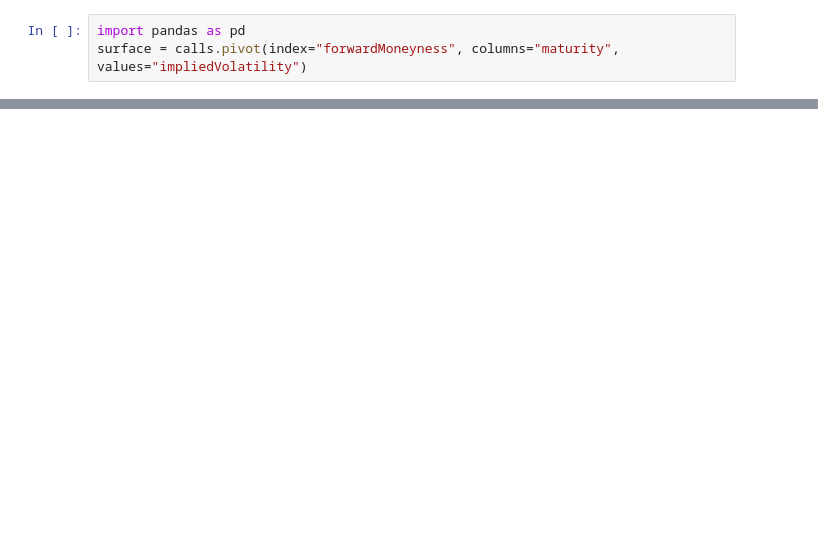
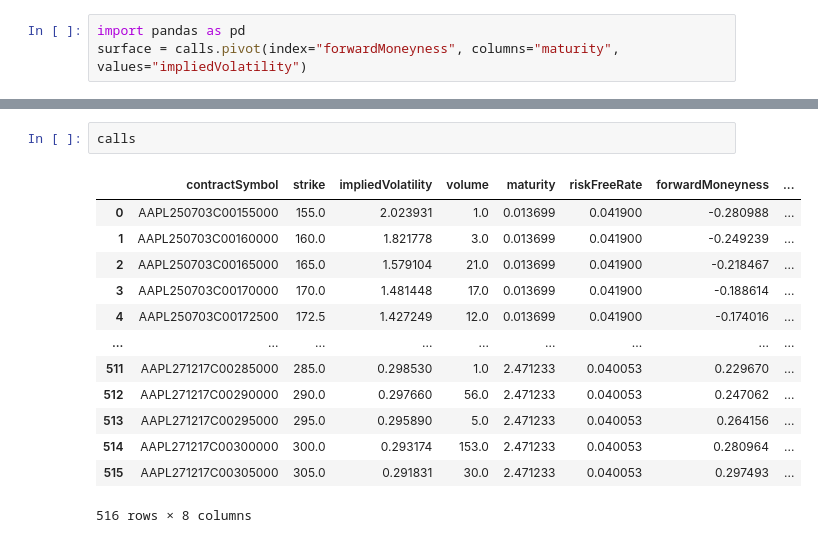
Before and after one commit to mb139619/volatilithings, a Jupyter notebook: main.ipynb, the cells around one changed output, grey strips where cells are left out. Drawn from its saved outputs; the diff is of its cells as text; blank space fills up the shorter version.

```diff
--- a/main.ipynb
+++ b/main.ipynb
@@ -115,0 +115,16 @@ vol_surface.plot_surface()
+# %%
+calls
+# %% [output]
+|  | contractSymbol | strike | impliedVolatility | volume | maturity | riskFreeRate | forwardMoneyness | ... |
+| 0 | AAPL250703C00155000 | 155.0 | 2.023931 | 1.0 | 0.013699 | 0.041900 | -0.280988 | ... |
+| 1 | AAPL250703C00160000 | 160.0 | 1.821778 | 3.0 | 0.013699 | 0.041900 | -0.249239 | ... |
+| 2 | AAPL250703C00165000 | 165.0 | 1.579104 | 21.0 | 0.013699 | 0.041900 | -0.218467 | ... |
+| 3 | AAPL250703C00170000 | 170.0 | 1.481448 | 17.0 | 0.013699 | 0.041900 | -0.188614 | ... |
+| 4 | AAPL250703C00172500 | 172.5 | 1.427249 | 12.0 | 0.013699 | 0.041900 | -0.174016 | ... |
+| ... | ... | ... | ... | ... | ... | ... | ... | ... |
+| 511 | AAPL271217C00285000 | 285.0 | 0.298530 | 1.0 | 2.471233 | 0.040053 | 0.229670 | ... |
+| 512 | AAPL271217C00290000 | 290.0 | 0.297660 | 56.0 | 2.471233 | 0.040053 | 0.247062 | ... |
+| 513 | AAPL271217C00295000 | 295.0 | 0.295890 | 5.0 | 2.471233 | 0.040053 | 0.264156 | ... |
+| 514 | AAPL271217C00300000 | 300.0 | 0.293174 | 153.0 | 2.471233 | 0.040053 | 0.280964 | ... |
+| 515 | AAPL271217C00305000 | 305.0 | 0.291831 | 30.0 | 2.471233 | 0.040053 | 0.297493 | ... |
+516 rows × 8 columns
```
Also changed, not shown: parts of 4 cells of this notebook, 2 other files.
